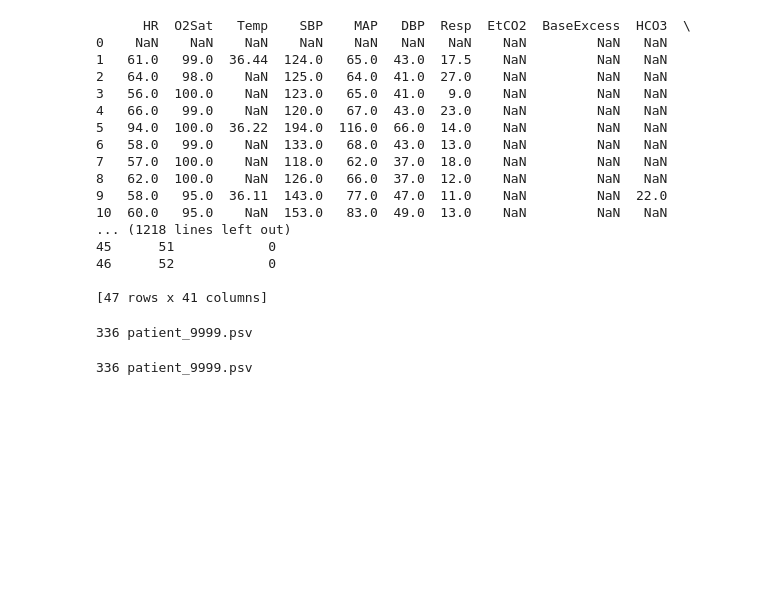
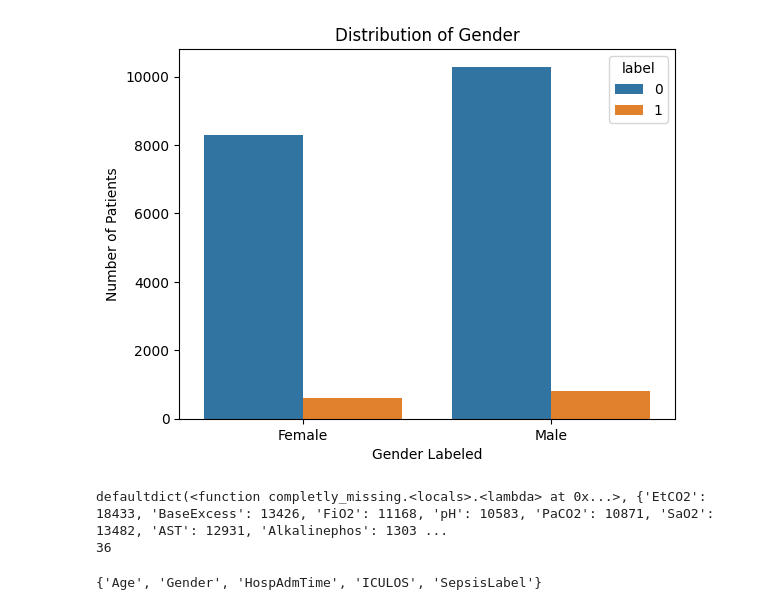
Before and after one commit to NadavVazana789/094295_hw1, a Jupyter notebook: data_exploration.ipynb, the cells around one changed output. Drawn from its saved outputs; the diff is of its cells as text; code cells hidden in the pictures; blank space fills up the shorter version.

```diff
--- a/data_exploration.ipynb
+++ b/data_exploration.ipynb
@@ -3,0 +6,10 @@ import os
+# %%
+data = []
+for file in os.listdir('data/train'):
+    df = pd.read_csv('data/train/' + file, sep='|')
+    sepsis_index = df[df['SepsisLabel'] == 1].first_valid_index()
+    df['len'] = len(df) if sepsis_index is None else sepsis_index + 1
+    df['label'] = 1 if sepsis_index is not None else 0
+    data.append(df.iloc[0:1])
+# %%
+preliminary_data = pd.concat(data)
@@ -4,39 +71,31 @@ import os
+# %%
+gender = {0:'Female', 1:'Male'}
+preliminary_data['Gender Labeled'] = preliminary_data['Gender'].map(gender)
+sns.countplot(data=preliminary_data, x='Gender Labeled', hue='label')
+plt.ylabel('Number of Patients')
+plt.title('Distribution of Gender')
+plt.savefig('C:/Users/10/Documents/SemesterB/Lab 2 - Electric Boogaloo/HW1/graphs/gender_dist.png', dpi=1200)
+plt.show()
+# %% [output]
+[figure, added]
+# %%
+from collections import defaultdict
+def completly_missing():
+    cols = defaultdict(lambda: 0)
+    for file in os.listdir('data/train'):
+        df = pd.read_csv('data/train/' + file, sep='|')
+        for col in df.columns:
+            if df[col].isnull().all():
+                cols[col] += 1
+    return cols
+
+cols = completly_missing()
+print(cols)
+print(len(cols))
+# %% [output]
+defaultdict(<function completly_missing.<locals>.<lambda> at 0x...>, {'EtCO2': 18433, 'BaseExcess': 13426, 'FiO2': 11168, 'pH': 10583, 'PaCO2': 10871, 'SaO2': 13482, 'AST': 12931, 'Alkalinephos': 1303 ...
+36
 # %%
-print(pd.read_csv('data/train/patient_{}.psv'.format(i), sep='|'))
+set(pd.read_csv('data/train/patient_0.psv', sep='|').columns) - cols
 # %% [output]
-      HR  O2Sat   Temp    SBP    MAP   DBP  Resp  EtCO2  BaseExcess  HCO3  \
-0    NaN    NaN    NaN    NaN    NaN   NaN   NaN    NaN         NaN   NaN
-1   61.0   99.0  36.44  124.0   65.0  43.0  17.5    NaN         NaN   NaN
-2   64.0   98.0    NaN  125.0   64.0  41.0  27.0    NaN         NaN   NaN
-3   56.0  100.0    NaN  123.0   65.0  41.0   9.0    NaN         NaN   NaN
-4   66.0   99.0    NaN  120.0   67.0  43.0  23.0    NaN         NaN   NaN
-5   94.0  100.0  36.22  194.0  116.0  66.0  14.0    NaN         NaN   NaN
-6   58.0   99.0    NaN  133.0   68.0  43.0  13.0    NaN         NaN   NaN
-7   57.0  100.0    NaN  118.0   62.0  37.0  18.0    NaN         NaN   NaN
-8   62.0  100.0    NaN  126.0   66.0  37.0  12.0    NaN         NaN   NaN
-9   58.0   95.0  36.11  143.0   77.0  47.0  11.0    NaN         NaN  22.0
-10  60.0   95.0    NaN  153.0   83.0  49.0  13.0    NaN         NaN   NaN
-... (1218 lines left out)
-45      51            0
-46      52            0
-
-[47 rows x 41 columns]
+{'Age', 'Gender', 'HospAdmTime', 'ICULOS', 'SepsisLabel'}
-# %%
-max = 0
-for file in os.listdir('data/test'):
-    df = pd.read_csv('data/test/{}'.format(file), sep='|')
-    value = len(df) if df[df['SepsisLabel'] == 1].empty else df[df['SepsisLabel'] == 1].index[0]
-    if value > max:
-        max = len(df)
-print(max, file)
-# %% [output]
-336 patient_9999.psv
-# %%
-for file in os.listdir('data/train'):
-    df = pd.read_csv('data/train/{}'.format(file), sep='|')
-    value = len(df) if df[df['SepsisLabel'] == 1].empty else df[df['SepsisLabel'] == 1].index[0]
-    if value > max:
-        max = len(df)
-print(max, file)
-# %% [output]
-336 patient_9999.psv
```
Also changed, not shown: parts of 13 cells of this notebook, 3 other files.
